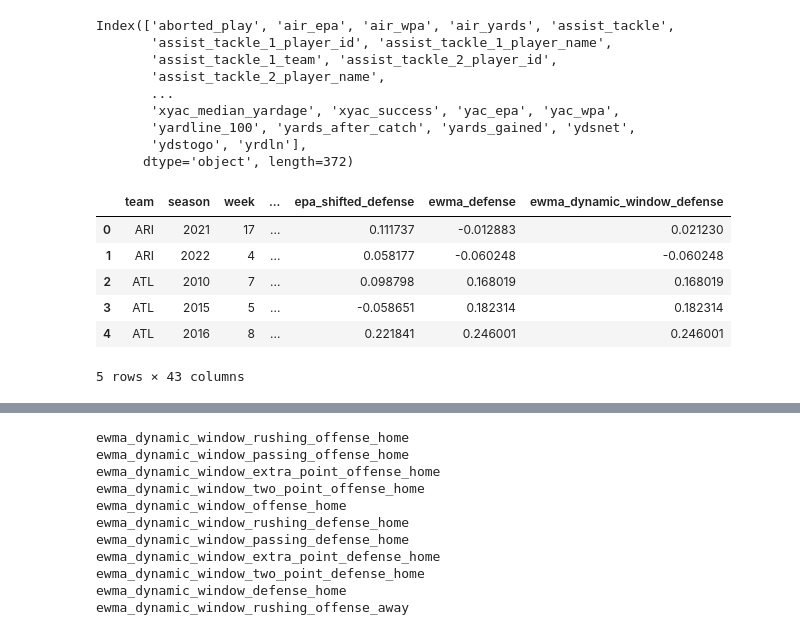
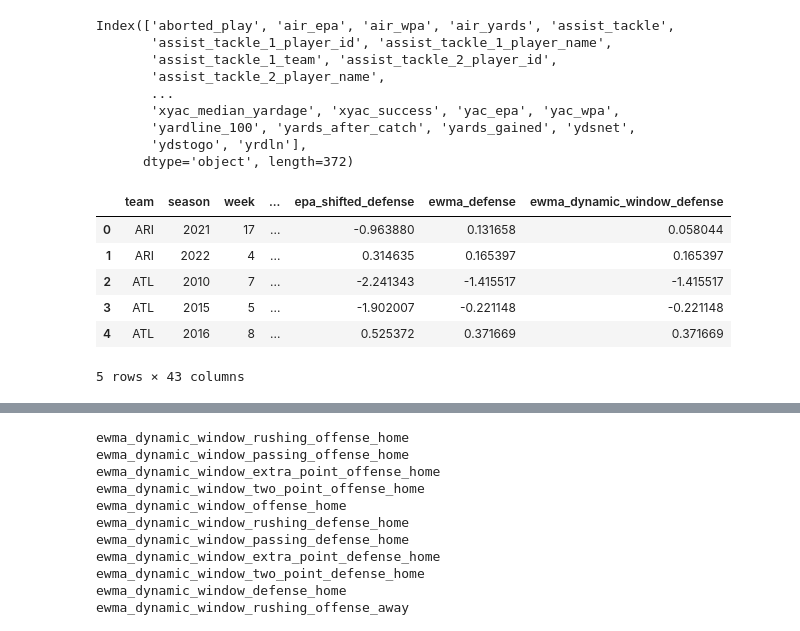
Before and after one commit to jjohn49/O-U-Algorithm, a Jupyter notebook: Logistic_Regression.ipynb, the cells around one changed output, grey strips where cells are left out. Drawn from its saved outputs; the diff is of its cells as text; code cells hidden in the pictures.

```diff
--- a/Logistic_Regression.ipynb
+++ b/Logistic_Regression.ipynb
@@ -87,12 +87,12 @@ rushing_defense_epa['epa_shifted'] = rushing_defense_epa.groupby('defteam')['epa
 passing_offense_epa['epa_shifted'] = passing_offense_epa.groupby('posteam')['epa'].shift()
 passing_defense_epa['epa_shifted'] = passing_defense_epa.groupby('defteam')['epa'].shift()
 
-extra_point_offense_epa['epa_shifted'] = rushing_offense_epa.groupby('posteam')['epa'].shift()
-extra_point_defense_epa['epa_shifted'] = rushing_defense_epa.groupby('defteam')['epa'].shift()
-two_point_offense_epa['epa_shifted'] = passing_offense_epa.groupby('posteam')['epa'].shift()
-two_point_defense_epa['epa_shifted'] = passing_defense_epa.groupby('defteam')['epa'].shift()
-field_goal_offense_epa['epa_shifted'] = passing_offense_epa.groupby('posteam')['epa'].shift()
-field_goal_defense_epa['epa_shifted'] = passing_defense_epa.groupby('defteam')['epa'].shift()
+extra_point_offense_epa['epa_shifted'] = extra_point_offense_epa.groupby('posteam')['epa'].shift()
+extra_point_defense_epa['epa_shifted'] = extra_point_defense_epa.groupby('defteam')['epa'].shift()
+two_point_offense_epa['epa_shifted'] = two_point_offense_epa.groupby('posteam')['epa'].shift()
+two_point_defense_epa['epa_shifted'] = two_point_defense_epa.groupby('defteam')['epa'].shift()
+field_goal_offense_epa['epa_shifted'] = field_goal_offense_epa.groupby('posteam')['epa'].shift()
+field_goal_defense_epa['epa_shifted'] = field_goal_defense_epa.groupby('defteam')['epa'].shift()
 
 # In each case, calculate EWMA with a static window and dynamic window and assign it as a column
 rushing_offense_epa['ewma'] = rushing_offense_epa.groupby('posteam')['epa_shifted']\
@@ -165,38 +165,38 @@ defense_epa = rushing_defense_epa
 
 for i in range(1,len(offense_epa_stats)):
     offense_epa = offense_epa.merge(offense_epa_stats[i], on=['posteam', 'season', 'week'], suffixes=(suffixes[i-1],suffixes[i]))
     defense_epa = defense_epa.merge(defense_epa_stats[i], on=['defteam', 'season', 'week'], suffixes=(suffixes[i-1],suffixes[i]))
 
 
 
 offense_epa = offense_epa.rename(columns={'posteam':'team'})
 defense_epa = defense_epa.rename(columns={'defteam':'team'})
 
 
 #offense_epa = functools.reduce(lambda  left,right: pd.merge(left,right,on=['posteam', 'season', 'week']), offense_epa_stats).rename(columns={'posteam':'team'})
 #defense_epa = functools.reduce(lambda  left,right: pd.merge(left,right,on=['defteam', 'season', 'week']), defense_epa_stats).rename(columns={'defteam':'team'})
 
 
 #Merge all the data together
 '''offense_epa = rushing_offense_epa.merge(passing_offense_epa, on=['posteam', 'season', 'week'], suffixes=('_rushing', '_passing'))\
 .rename(columns={'posteam': 'team'})
 defense_epa = rushing_defense_epa.merge(passing_defense_epa, on=['defteam', 'season', 'week'], suffixes=('_rushing', '_passing'))\
 .rename(columns={'defteam': 'team'})'''
 epa = offense_epa.merge(defense_epa, on=['team', 'season', 'week'], suffixes=('_offense', '_defense'))
 
 #remove the first season of data
 epa = epa.loc[epa['season'] != epa['season'].unique()[0], :]
 
 epa = epa.reset_index(drop=True)
 
 epa.head()
 # %% [output]
 |  | team | season | week | ... | epa_shifted_defense | ewma_defense | ewma_dynamic_window_defense |
-| 0 | ARI | 2021 | 17 | ... | 0.111737 | -0.012883 | 0.021230 |
-| 1 | ARI | 2022 | 4 | ... | 0.058177 | -0.060248 | -0.060248 |
-| 2 | ATL | 2010 | 7 | ... | 0.098798 | 0.168019 | 0.168019 |
-| 3 | ATL | 2015 | 5 | ... | -0.058651 | 0.182314 | 0.182314 |
-| 4 | ATL | 2016 | 8 | ... | 0.221841 | 0.246001 | 0.246001 |
+| 0 | ARI | 2021 | 17 | ... | -0.963880 | 0.131658 | 0.058044 |
+| 1 | ARI | 2022 | 4 | ... | 0.314635 | 0.165397 | 0.165397 |
+| 2 | ATL | 2010 | 7 | ... | -2.241343 | -1.415517 | -1.415517 |
+| 3 | ATL | 2015 | 5 | ... | -1.902007 | -0.221148 | -0.221148 |
+| 4 | ATL | 2016 | 8 | ... | 0.525372 | 0.371669 | 0.371669 |
 5 rows × 43 columns
 # %%
 schedule = data[['season', 'week', 'home_team', 'away_team', 'home_score', 'away_score']]\
```
Also changed, not shown: parts of 8 cells of this notebook.
